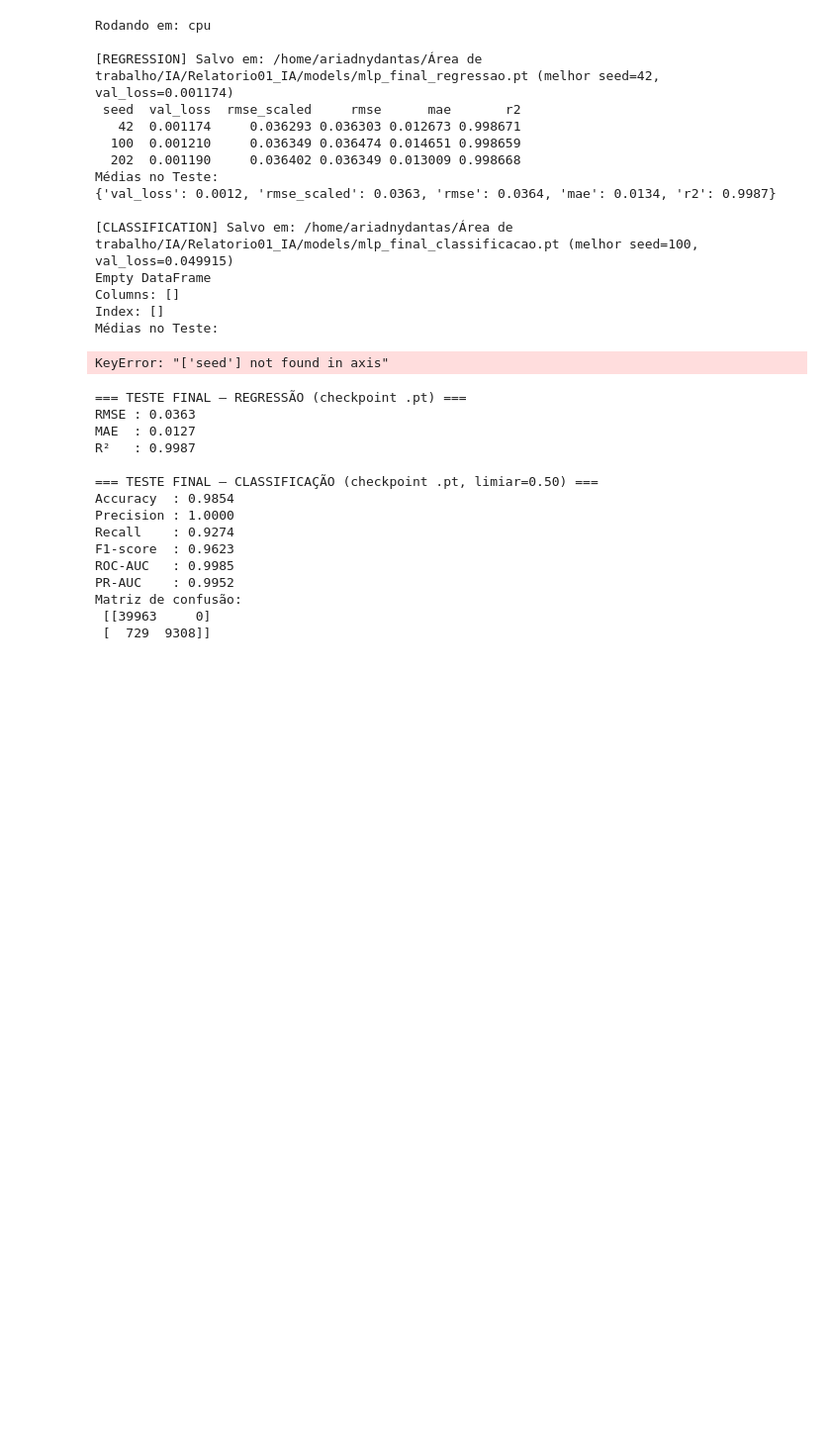
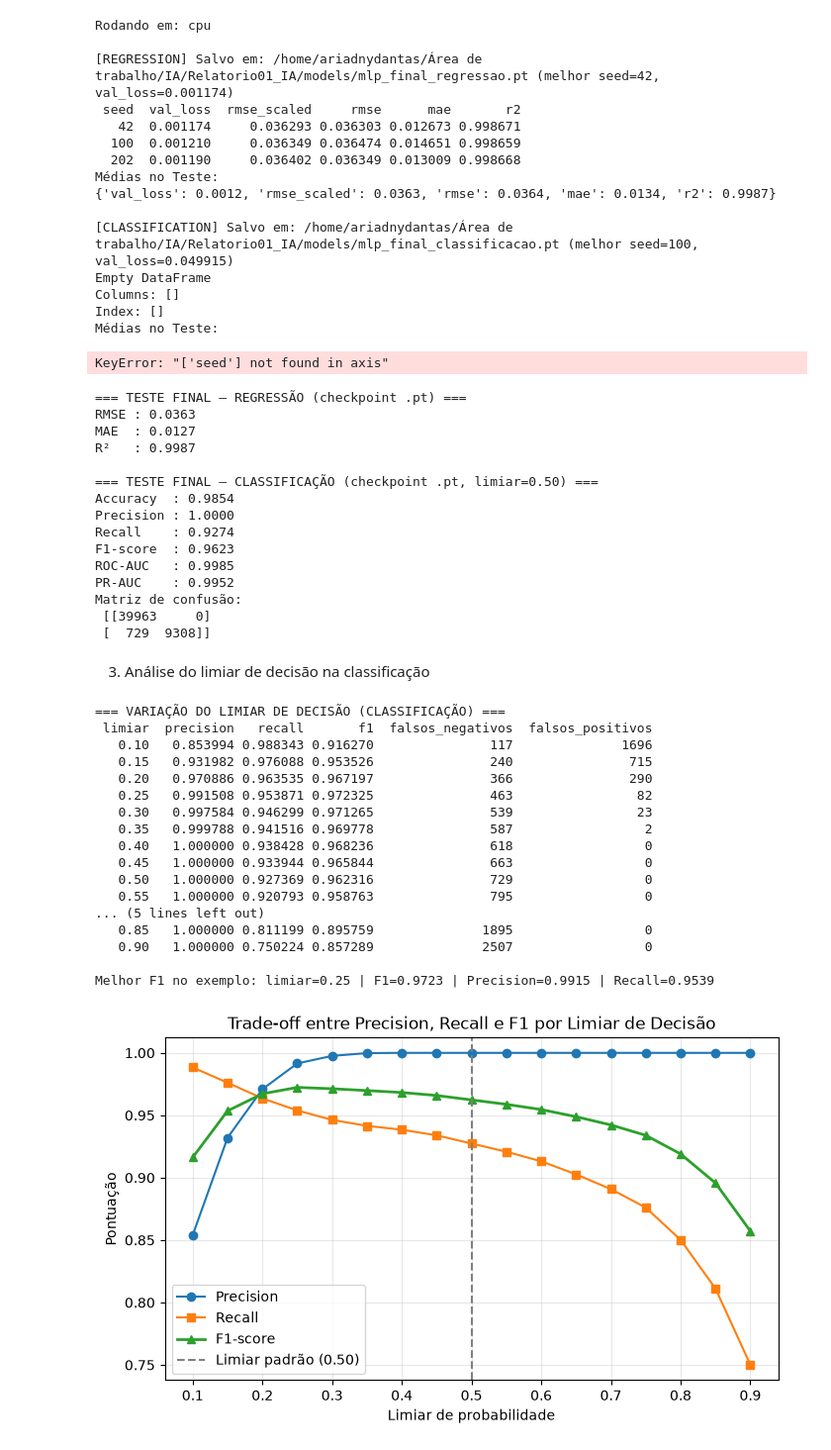
Before and after one commit to ariadnyD/Relatorio01_IA, a Jupyter notebook: notebooks/13_avaliacao_final.ipynb, the cells around one changed output. Shown at 99% size. Saved outputs shown, nothing was run; the diff lists cells and outputs as text; code cells hidden in the pictures; blank space fills up the shorter version.

```diff
--- a/notebooks/13_avaliacao_final.ipynb
+++ b/notebooks/13_avaliacao_final.ipynb
@@ -274,3 +274,57 @@ PR-AUC    : 0.9952
 Matriz de confusão:
  [[39963     0]
  [  729  9308]]
+# %% [markdown]
+3. Análise do limiar de decisão na classificação
+# %%
+limiares = np.linspace(0.10, 0.90, 17)
+linhas_lim = []
+
+for th in limiares:
+    pred_th = (y_prob_clf_t >= th).astype(int)
+    linhas_lim.append({
+        "limiar": round(float(th), 2),
+        "precision": float(precision_score(y_true_clf_t, pred_th, zero_division=0)),
+        "recall": float(recall_score(y_true_clf_t, pred_th, zero_division=0)),
+        "f1": float(f1_score(y_true_clf_t, pred_th, zero_division=0)),
+        "falsos_negativos": int(np.sum((y_true_clf_t == 1) & (pred_th == 0))),
+        "falsos_positivos": int(np.sum((y_true_clf_t == 0) & (pred_th == 1))),
+    })
+
+df_lim = pd.DataFrame(linhas_lim)
+melhor_linha = df_lim.loc[df_lim["f1"].idxmax()]
+print("=== VARIAÇÃO DO LIMIAR DE DECISÃO (CLASSIFICAÇÃO) ===")
+print(df_lim.to_string(index=False))
+print(f"\nMelhor F1 no exemplo: limiar={melhor_linha['limiar']:.2f} | F1={melhor_linha['f1']:.4f} | Precision={melhor_linha['precision']:.4f} | Recall={melhor_linha['recall']:.4f}")
+
+plt.figure(figsize=(8, 4.5))
+plt.plot(df_lim["limiar"], df_lim["precision"], marker="o", label="Precision")
+plt.plot(df_lim["limiar"], df_lim["recall"], marker="s", label="Recall")
+plt.plot(df_lim["limiar"], df_lim["f1"], marker="^", linewidth=2, label="F1-score")
+plt.axvline(0.50, color="gray", linestyle="--", label="Limiar padrão (0.50)")
+plt.title("Trade-off entre Precision, Recall e F1 por Limiar de Decisão")
+plt.xlabel("Limiar de probabilidade")
+plt.ylabel("Pontuação")
+plt.legend()
+plt.grid(True, alpha=0.3)
+plt.savefig(FIG_DIR / "avaliacao_final_limiar_classificacao.png", dpi=150, bbox_inches="tight")
+plt.show()
+# %% [output]
+=== VARIAÇÃO DO LIMIAR DE DECISÃO (CLASSIFICAÇÃO) ===
+ limiar  precision   recall       f1  falsos_negativos  falsos_positivos
+   0.10   0.853994 0.988343 0.916270               117              1696
+   0.15   0.931982 0.976088 0.953526               240               715
+   0.20   0.970886 0.963535 0.967197               366               290
+   0.25   0.991508 0.953871 0.972325               463                82
+   0.30   0.997584 0.946299 0.971265               539                23
+   0.35   0.999788 0.941516 0.969778               587                 2
+   0.40   1.000000 0.938428 0.968236               618                 0
+   0.45   1.000000 0.933944 0.965844               663                 0
+   0.50   1.000000 0.927369 0.962316               729                 0
+   0.55   1.000000 0.920793 0.958763               795                 0
+... (5 lines left out)
+   0.85   1.000000 0.811199 0.895759              1895                 0
+   0.90   1.000000 0.750224 0.857289              2507                 0
+
+Melhor F1 no exemplo: limiar=0.25 | F1=0.9723 | Precision=0.9915 | Recall=0.9539
+[figure, added]
```
